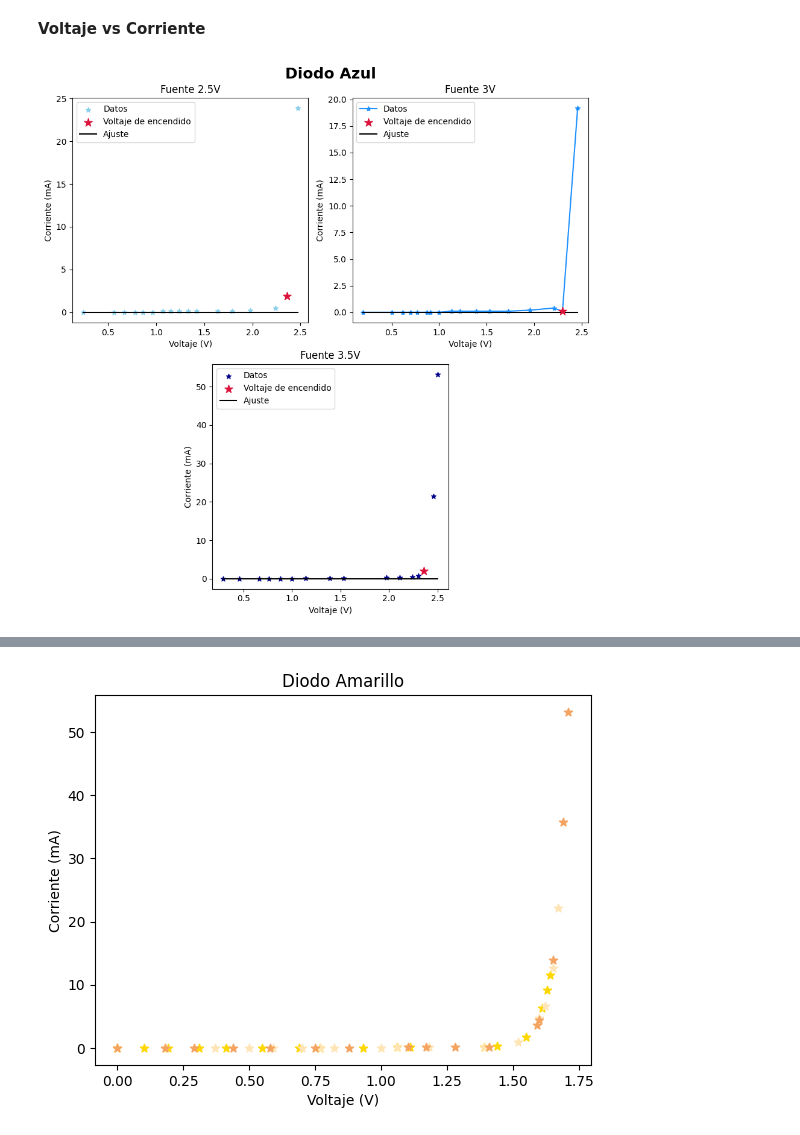
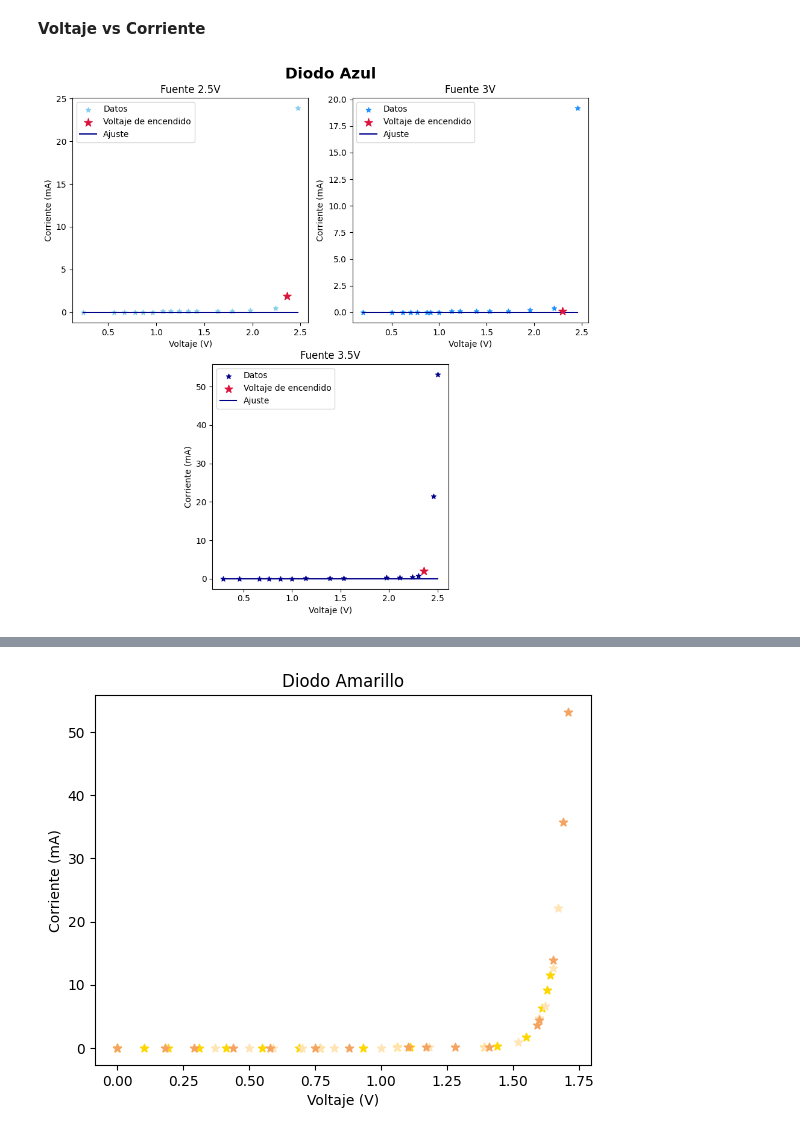
Before and after one commit to Emyfoton/Codigos_pregrado, a Jupyter notebook: Emydiodos.ipynb, the cells around one changed output, grey strips where cells are left out. Cells and saved outputs as stored; diff of their text form; code cells hidden in the pictures.

```diff
--- a/Emydiodos.ipynb
+++ b/Emydiodos.ipynb
@@ -83,45 +85,45 @@ ax1 = inset_axes(ax, width="45%", height="45%", loc='upper left')
 ax1.scatter(Vb_25, Ib_25, color="skyblue", marker="*", label="Datos")
 ax1.scatter(Vb_25[-2], Ib_25[-2], color='crimson', marker='*', s=100, label="Voltaje de encendido", zorder=5)
 
-p0= [1e-9, 1.5]
+p0= [1e-9, 1]
 params, covariance= curve_fit(ajuste, Vb_25, Ib_25, p0=p0)
-ax1.plot(Vb_25, ajuste(Vb_25, *params), color="black", label="Ajuste")
+ax1.plot(Vb_25, ajuste(Vb_25, *params), color="darkblue", label="Ajuste")
 
 ax1.set_title("Fuente 2.5V")
 ax1.set_xlabel("Voltaje (V)")
 ax1.set_ylabel("Corriente (mA)")
 ax1.legend()
 
 # Subgráfico 2 Esquina superior derecha
 ax2 = inset_axes(ax, width="45%", height="45%", loc='upper right')
-ax2.plot(Vb_3, Ib_3, color="dodgerblue", marker="*", label="Datos")
+ax2.scatter(Vb_3, Ib_3, color="dodgerblue", marker="*", label="Datos")
 ax2.scatter(Vb_3[-2], Ib_3[-2], color='crimson', marker='*', s=100, label="Voltaje de encendido", zorder=5)
 
-p0= [1e-9, 1.5]
+p0= [1e-10, 1.5]
 params1, covariance1= curve_fit(ajuste, Vb_3, Ib_3, p0=p0)
-ax2.plot(Vb_3, ajuste(Vb_3, *params1), color="black", label="Ajuste")
+ax2.plot(Vb_3, ajuste(Vb_3, *params1), color="darkblue", label="Ajuste")
 
 ax2.set_title("Fuente 3V")
 ax2.set_xlabel("Voltaje (V)")
 ax2.set_ylabel("Corriente (mA)")
 ax2.legend()
 
 # Subgráfico 3: Parte inferior
 ax3 = inset_axes(ax, width="45%", height="45%", loc='lower center')
 ax3.scatter(Vb_35, Ib_35, color="darkblue", marker="*", label="Datos")
 ax3.scatter(Vb_35[-3], Ib_35[-3], color='crimson', marker='*', s=100, label="Voltaje de encendido", zorder=5)
 
-p0= [1e-9, 1.5]
+p0= [1e-11, 1]
 params2, covariance2= curve_fit(ajuste, Vb_35, Ib_35, p0=p0)
-ax3.plot(Vb_35, ajuste(Vb_35, *params2), color="black", label="Ajuste")
+ax3.plot(Vb_35, ajuste(Vb_35, *params2), color="darkblue", label="Ajuste")
 
 ax3.set_title("Fuente 3.5V")
 ax3.set_xlabel("Voltaje (V)")
 ax3.set_ylabel("Corriente (mA)")
 ax3.legend()
 
 plt.tight_layout()
 plt.show()
 # %% [output]
-[figure, old version]
+[figure, new version]
 # %%
```
Also changed, not shown: parts of 11 cells of this notebook.
